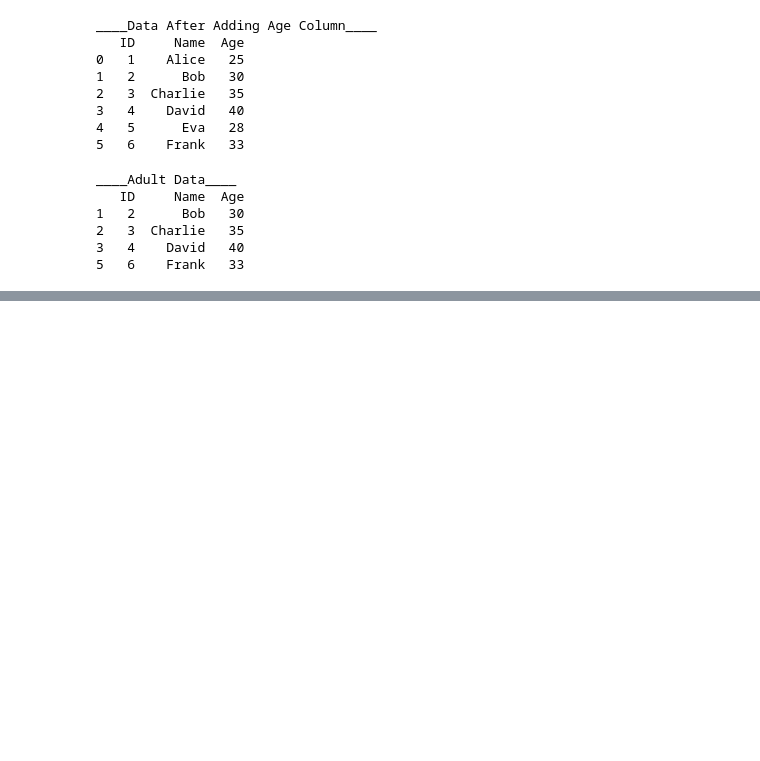
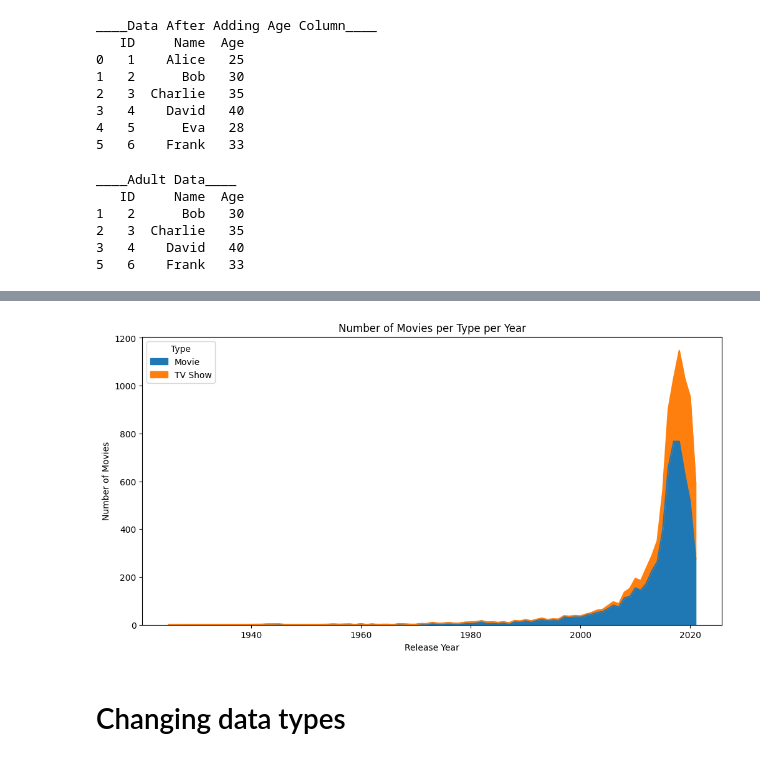
Before and after one commit to iadel93/DEBI_Round_3, a Jupyter notebook: DataAnalysis/pandas_session_2.ipynb, the cells around one changed output, grey strips where cells are left out. Saved outputs shown, nothing was run; the diff lists cells and outputs as text; code cells hidden in the pictures; blank space fills up the shorter version.

```diff
--- a/DataAnalysis/pandas_session_2.ipynb
+++ b/DataAnalysis/pandas_session_2.ipynb
@@ -182,0 +474,13 @@ ____Adult Data____
+# %%
+movies_per_type_per_year = data.groupby(['release_year', 'type']).size().unstack(fill_value=0)
+# print(movies_per_type_per_year)
+movies_per_type_per_year.plot(kind='area', figsize=(12, 6))
+plt.title('Number of Movies per Type per Year')
+plt.xlabel('Release Year')
+plt.ylabel('Number of Movies')
+plt.legend(title='Type')
+plt.show()
+# %% [output]
+[figure, added]
+# %% [markdown]
+# Changing data types
```
Also changed, not shown: parts of 31 cells of this notebook, 1 other file.
